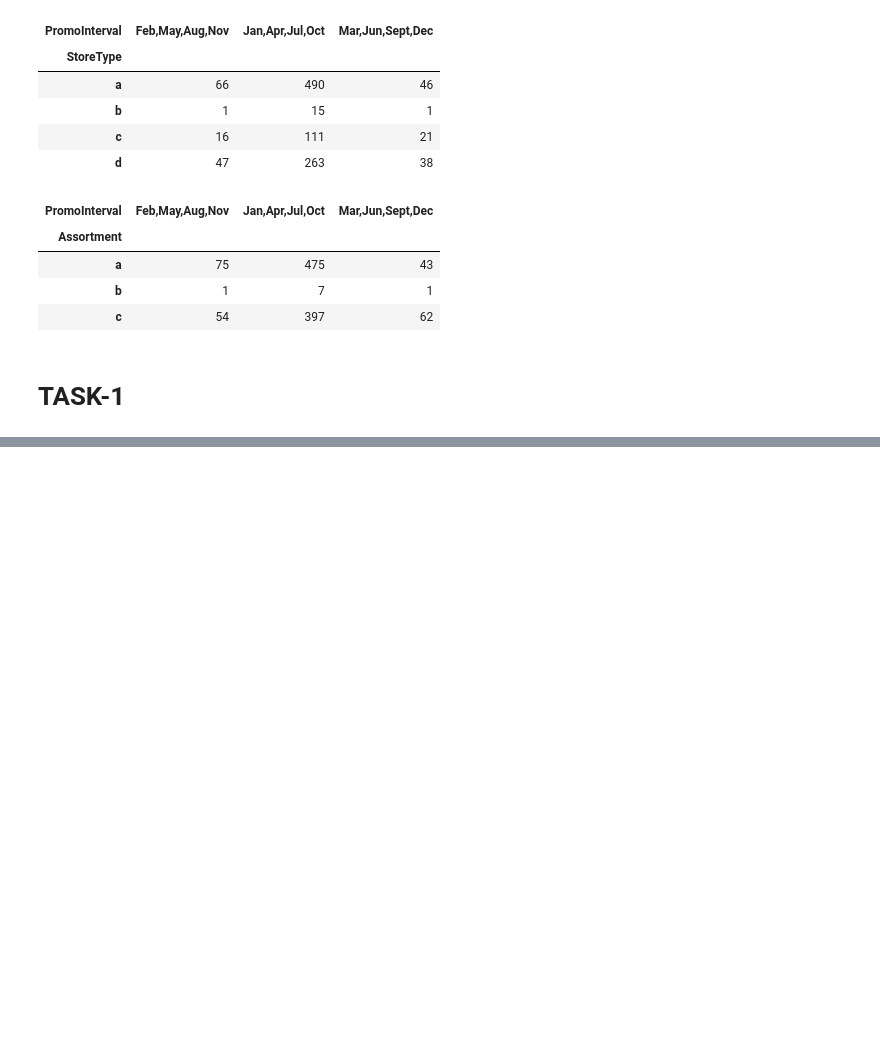
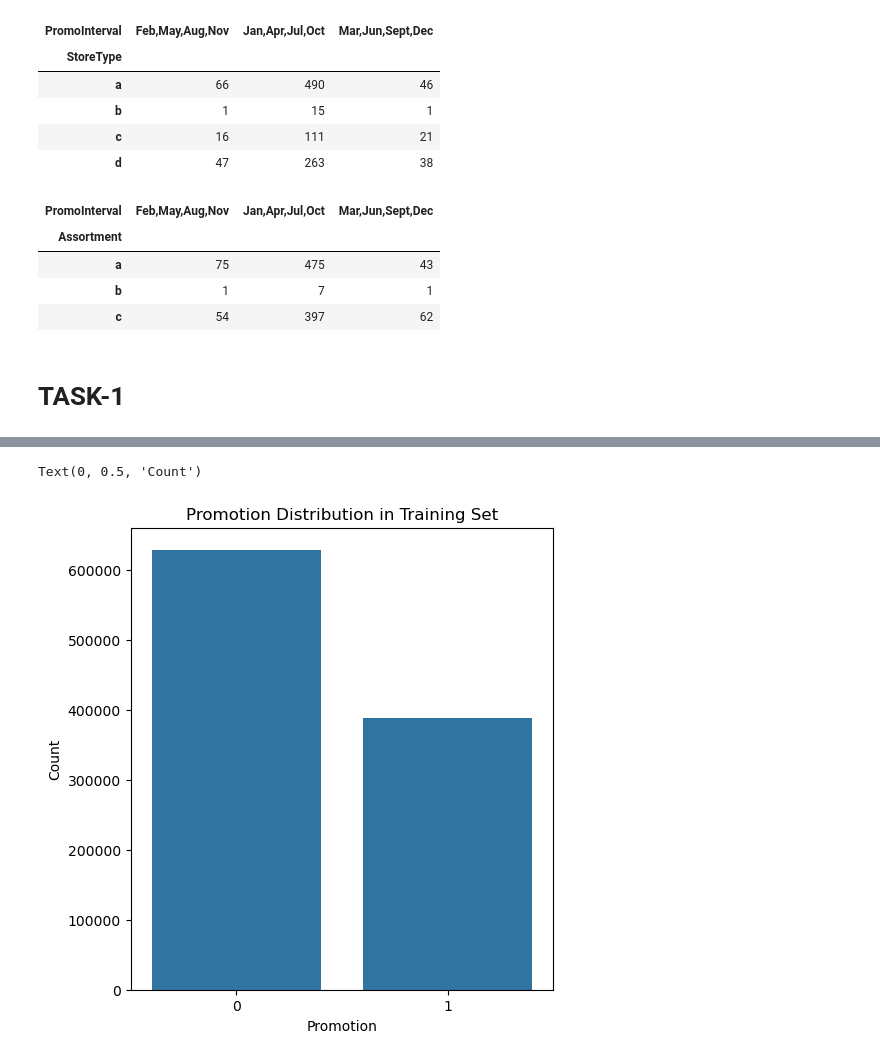
Before and after one commit to nadianesib4334/Rossman_phrmaceuticals, a Jupyter notebook: EDA.ipynb, the cells around one changed output, grey strips where cells are left out. Drawn from its saved outputs; the diff is of its cells as text; code cells hidden in the pictures; blank space fills up the shorter version.

```diff
--- a/EDA.ipynb
+++ b/EDA.ipynb
@@ -585,0 +660,12 @@ store.head()
+# %%
+plt.figure(figsize=(12, 6))
+
+# Plotting train data
+plt.subplot(1, 2, 1)
+sns.countplot(x='Promo', data=train)
+plt.title('Promotion Distribution in Training Set')
+plt.xlabel('Promotion')
+plt.ylabel('Count')
+# %% [output]
+Text(0, 0.5, 'Count')
+[figure, added]
```
Also changed, not shown: parts of 34 cells of this notebook.
